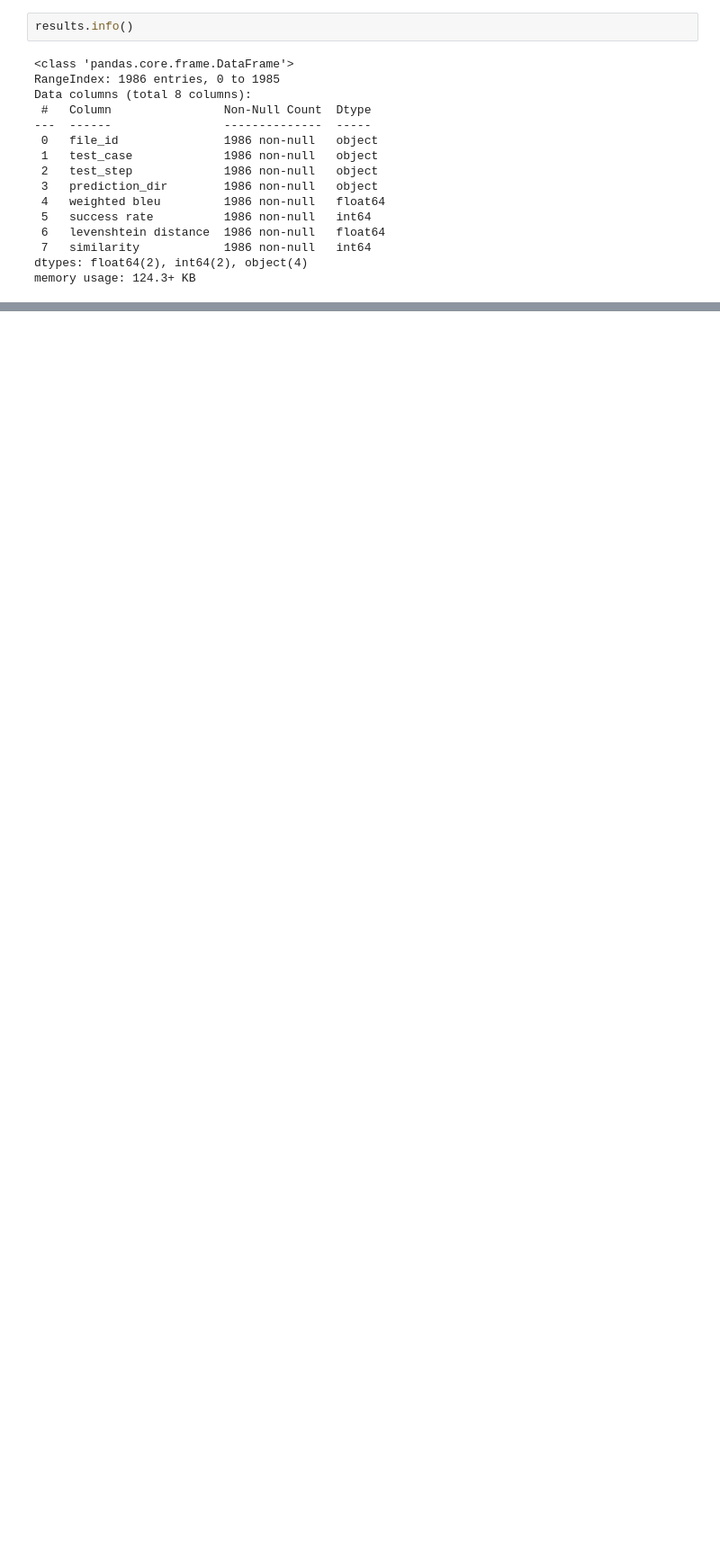
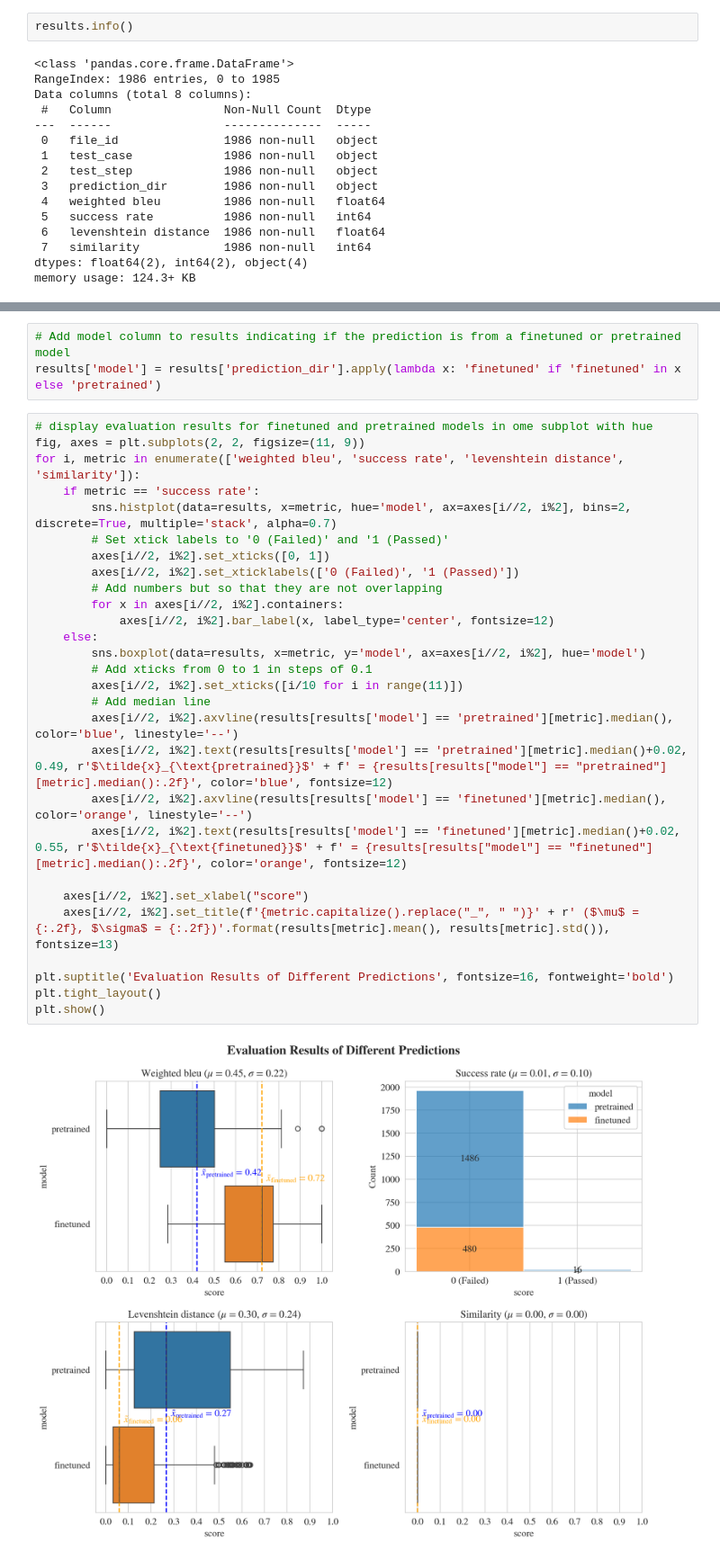
Before and after one commit to nina-prog/cadenza-playwright-llm, a Jupyter notebook: notebooks/240711_Nina_evaluation.ipynb, the cells around one changed output, grey strips where cells are left out. Shown at 90% size. Cells and saved outputs as stored; diff of their text form; blank space fills up the shorter version.

```diff
--- a/notebooks/240711_Nina_evaluation.ipynb
+++ b/notebooks/240711_Nina_evaluation.ipynb
@@ -466,0 +470,33 @@ plt.show()
+# %%
+# Add model column to results indicating if the prediction is from a finetuned or pretrained model
+results['model'] = results['prediction_dir'].apply(lambda x: 'finetuned' if 'finetuned' in x else 'pretrained')
+# %%
+# display evaluation results for finetuned and pretrained models in ome subplot with hue
+fig, axes = plt.subplots(2, 2, figsize=(11, 9))
+for i, metric in enumerate(['weighted bleu', 'success rate', 'levenshtein distance', 'similarity']):
+    if metric == 'success rate':
+        sns.histplot(data=results, x=metric, hue='model', ax=axes[i//2, i%2], bins=2, discrete=True, multiple='stack', alpha=0.7)
+        # Set xtick labels to '0 (Failed)' and '1 (Passed)'
+        axes[i//2, i%2].set_xticks([0, 1])
+        axes[i//2, i%2].set_xticklabels(['0 (Failed)', '1 (Passed)'])
+        # Add numbers but so that they are not overlapping
+        for x in axes[i//2, i%2].containers:
+            axes[i//2, i%2].bar_label(x, label_type='center', fontsize=12)
+    else:
+        sns.boxplot(data=results, x=metric, y='model', ax=axes[i//2, i%2], hue='model')
+        # Add xticks from 0 to 1 in steps of 0.1
+        axes[i//2, i%2].set_xticks([i/10 for i in range(11)])
+        # Add median line
+        axes[i//2, i%2].axvline(results[results['model'] == 'pretrained'][metric].median(), color='blue', linestyle='--')
+        axes[i//2, i%2].text(results[results['model'] == 'pretrained'][metric].median()+0.02, 0.49, r'$\tilde{x}_{\text{pretrained}}$' + f' = {results[results["model"] == "pretrained"][metric].median():.2f}', color='blue', fontsize=12)
+        axes[i//2, i%2].axvline(results[results['model'] == 'finetuned'][metric].median(), color='orange', linestyle='--')
+        axes[i//2, i%2].text(results[results['model'] == 'finetuned'][metric].median()+0.02, 0.55, r'$\tilde{x}_{\text{finetuned}}$' + f' = {results[results["model"] == "finetuned"][metric].median():.2f}', color='orange', fontsize=12)
+
+    axes[i//2, i%2].set_xlabel("score")
+    axes[i//2, i%2].set_title(f'{metric.capitalize().replace("_", " ")}' + r' ($\mu$ = {:.2f}, $\sigma$ = {:.2f})'.format(results[metric].mean(), results[metric].std()), fontsize=13)
+
+plt.suptitle('Evaluation Results of Different Predictions', fontsize=16, fontweight='bold')
+plt.tight_layout()
+plt.show()
+# %% [output]
+[figure, added]
```
Also changed, not shown: parts of 11 cells of this notebook, 3 other files.
